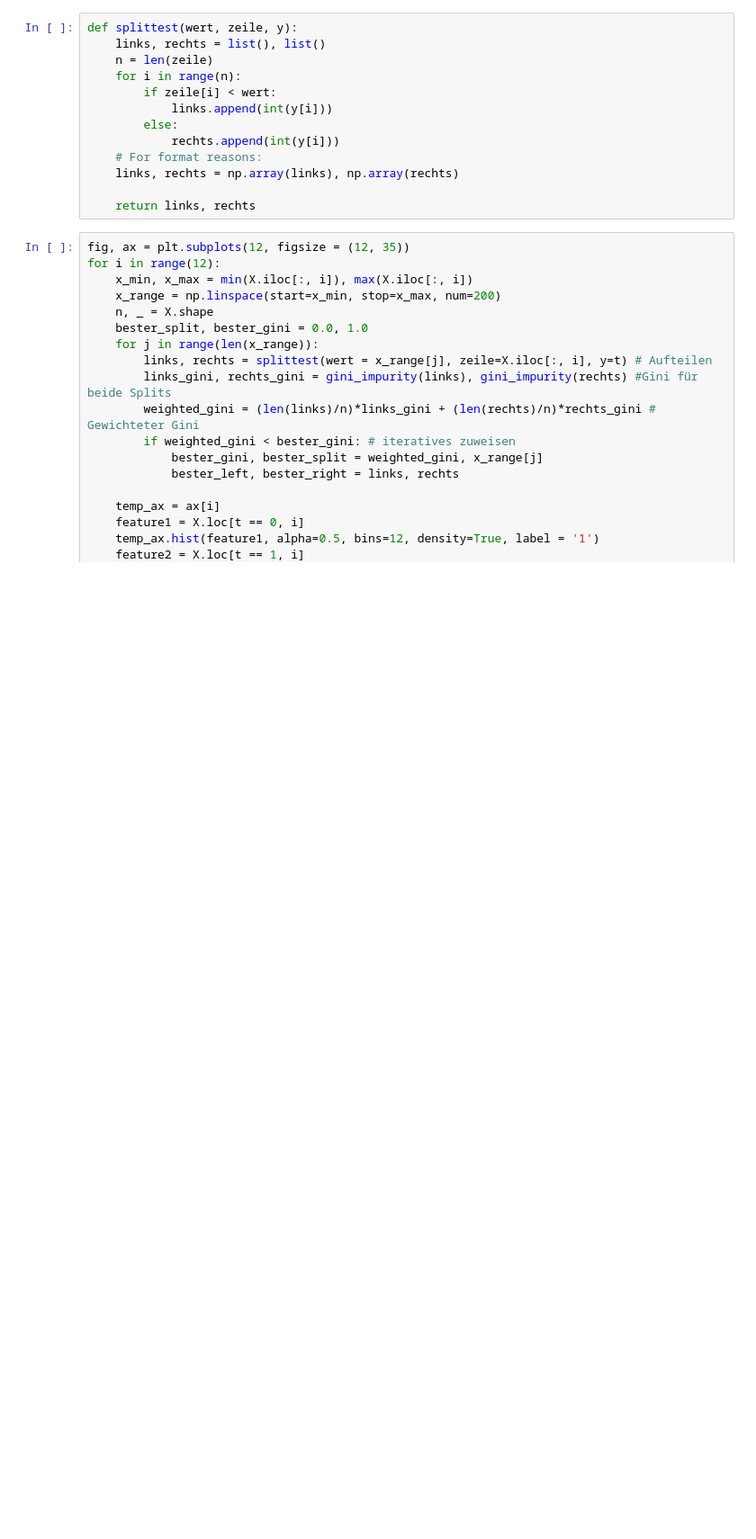
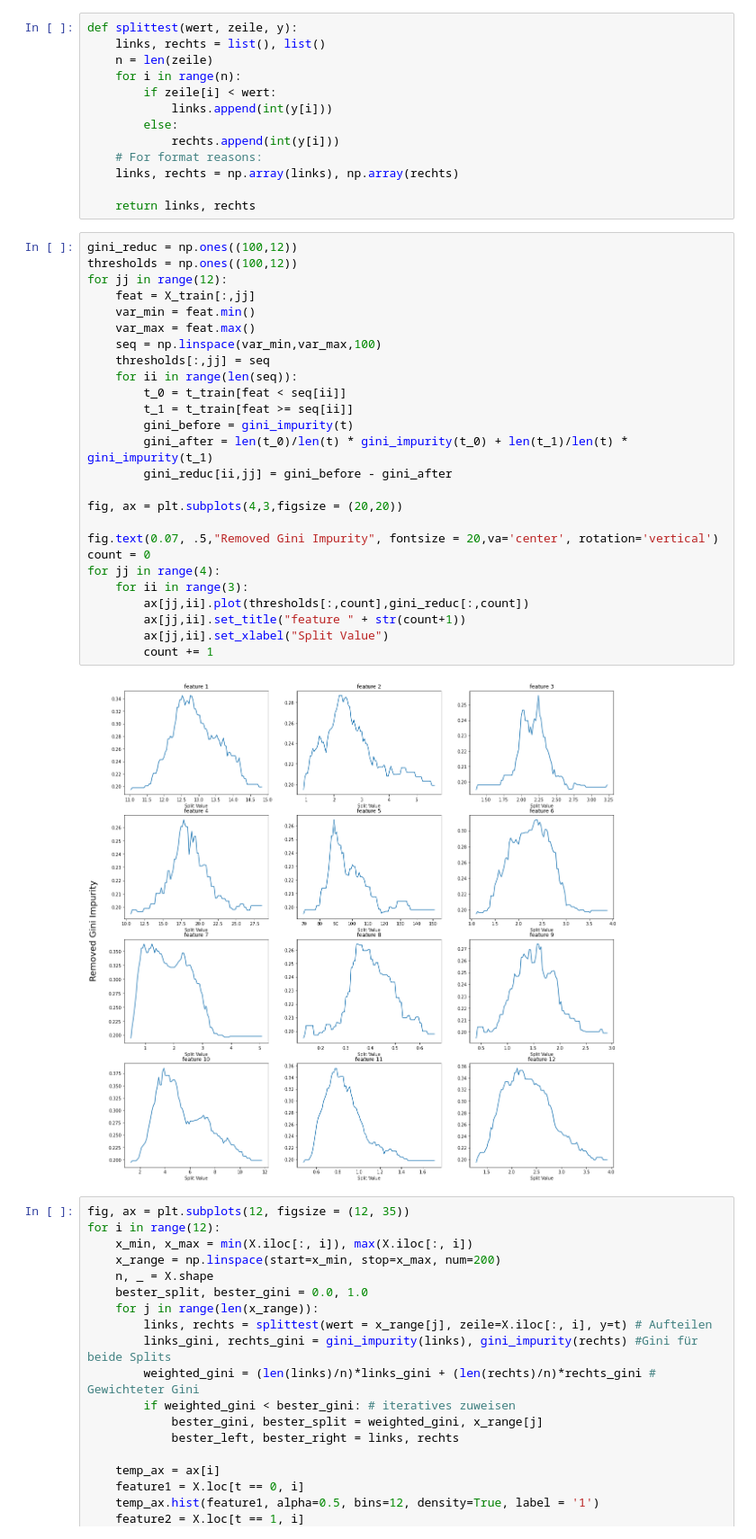
Before and after one commit to fredbec/ml-sose21, a Jupyter notebook: collect/practical_4_Rene.ipynb, the cells around one changed output. Shown at 90% size. Drawn from its saved outputs; the diff is of its cells as text; blank space fills up the shorter version.

```diff
--- a/collect/practical_4_Rene.ipynb
+++ b/collect/practical_4_Rene.ipynb
@@ -307,6 +413,34 @@ def splittest(wert, zeile, y):
     links, rechts = np.array(links), np.array(rechts)
 
     return links, rechts
+# %%
+gini_reduc = np.ones((100,12))
+thresholds = np.ones((100,12))
+for jj in range(12):
+    feat = X_train[:,jj]
+    var_min = feat.min()
+    var_max = feat.max()
+    seq = np.linspace(var_min,var_max,100)
+    thresholds[:,jj] = seq
+    for ii in range(len(seq)):
+        t_0 = t_train[feat < seq[ii]]
+        t_1 = t_train[feat >= seq[ii]]
+        gini_before = gini_impurity(t)
+        gini_after = len(t_0)/len(t) * gini_impurity(t_0) + len(t_1)/len(t) * gini_impurity(t_1)
+        gini_reduc[ii,jj] = gini_before - gini_after
+
+fig, ax = plt.subplots(4,3,figsize = (20,20))
+
+fig.text(0.07, .5,"Removed Gini Impurity", fontsize = 20,va='center', rotation='vertical')
+count = 0
+for jj in range(4):
+    for ii in range(3):
+        ax[jj,ii].plot(thresholds[:,count],gini_reduc[:,count])
+        ax[jj,ii].set_title("feature " + str(count+1))
+        ax[jj,ii].set_xlabel("Split Value")
+        count += 1
+# %% [output]
+[figure, added]
 # %%
 fig, ax = plt.subplots(12, figsize = (12, 35))
 for i in range(12):
```
Also changed, not shown: parts of 21 cells of this notebook.
